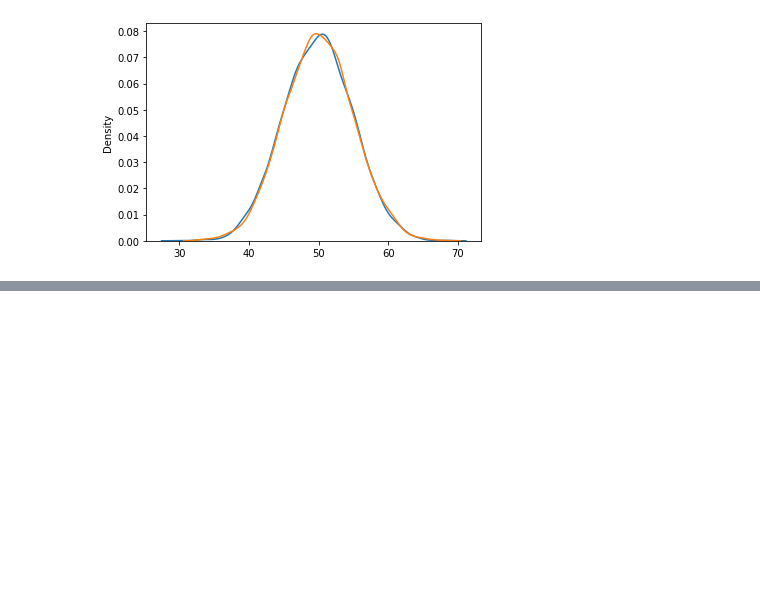
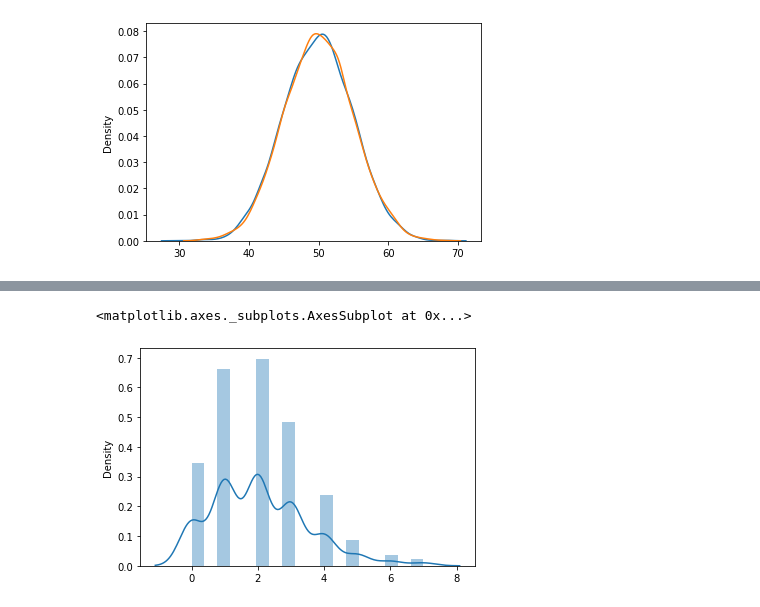
Before and after one commit to Vaibhav67979/MachineLearning, a Jupyter notebook: MLCourse/Seaborn_and_Distributions.ipynb, the cells around one changed output, grey strips where cells are left out. Cells and saved outputs as stored; diff of their text form; code cells hidden in the pictures; blank space fills up the shorter version.

```diff
--- a/MLCourse/Seaborn_and_Distributions.ipynb
+++ b/MLCourse/Seaborn_and_Distributions.ipynb
@@ -119,0 +138,6 @@ sns.distplot(np.random.binomial(n=100, p=0.5, size=10000), hist=False, label='bi
+# %%
+x = np.random.poisson(lam = 2, size = 1000)
+sns.distplot(x)
+# %% [output]
+<matplotlib.axes._subplots.AxesSubplot at 0x...>
+[figure, added]
```
Also changed, not shown: parts of 14 cells of this notebook.
